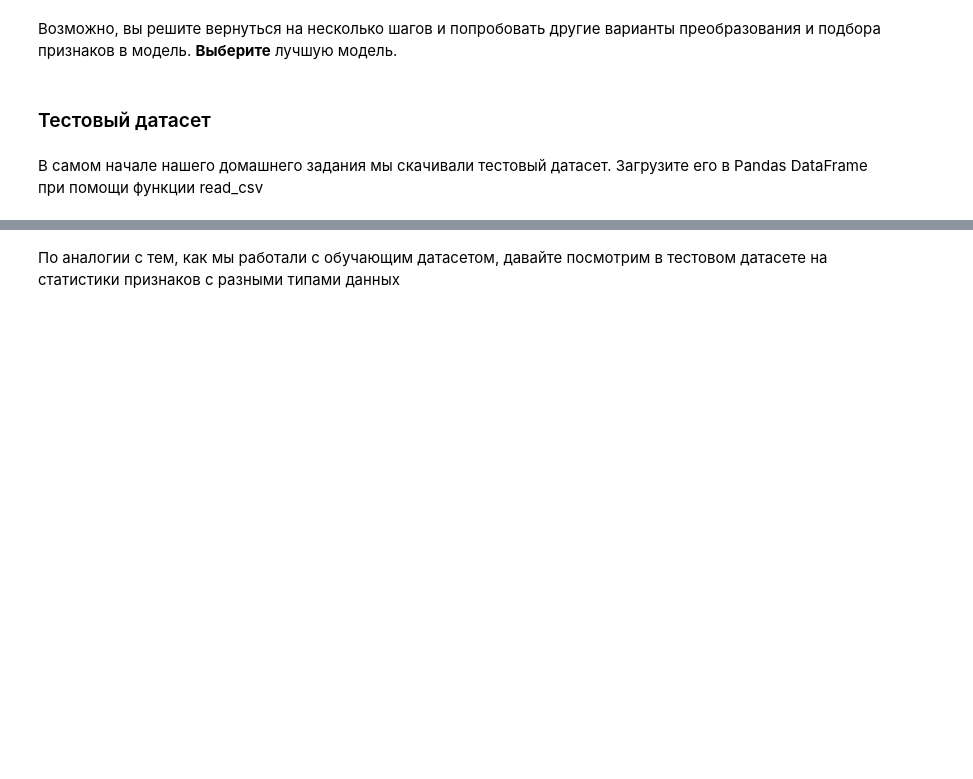
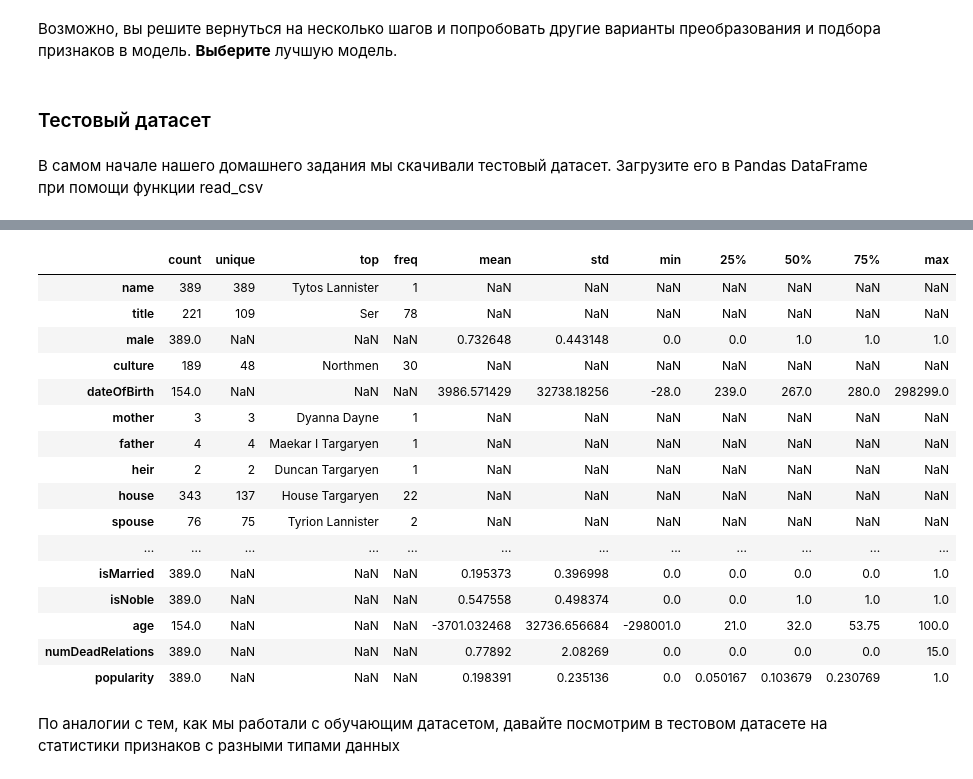
Before and after one commit to Aqity/deep_learning_school_autumn_2026, a Jupyter notebook: hw_1_game_of_thrones_main.ipynb, the cells around one changed output, grey strips where cells are left out. Drawn from its saved outputs; the diff is of its cells as text; code cells hidden in the pictures; blank space fills up the shorter version.

```diff
--- a/hw_1_game_of_thrones_main.ipynb
+++ b/hw_1_game_of_thrones_main.ipynb
@@ -1043,0 +1158,3 @@ data = pd.read_csv()
+# %%
+data_test = pd.read_csv('/content/drive/MyDrive/game_of_thrones_test.csv', index_col='S.No')
+data_test.info()
@@ -1044,3 +1179,23 @@ data = pd.read_csv()
+# %%
+data_test.describe(include='all').T
+# %% [output]
+|  | count | unique | top | freq | mean | std | min | 25% | 50% | 75% | max |
+| name | 389 | 389 | Tytos Lannister | 1 | NaN | NaN | NaN | NaN | NaN | NaN | NaN |
+| title | 221 | 109 | Ser | 78 | NaN | NaN | NaN | NaN | NaN | NaN | NaN |
+| male | 389.0 | NaN | NaN | NaN | 0.732648 | 0.443148 | 0.0 | 0.0 | 1.0 | 1.0 | 1.0 |
+| culture | 189 | 48 | Northmen | 30 | NaN | NaN | NaN | NaN | NaN | NaN | NaN |
+| dateOfBirth | 154.0 | NaN | NaN | NaN | 3986.571429 | 32738.18256 | -28.0 | 239.0 | 267.0 | 280.0 | 298299.0 |
+| mother | 3 | 3 | Dyanna Dayne | 1 | NaN | NaN | NaN | NaN | NaN | NaN | NaN |
+| father | 4 | 4 | Maekar I Targaryen | 1 | NaN | NaN | NaN | NaN | NaN | NaN | NaN |
+| heir | 2 | 2 | Duncan Targaryen | 1 | NaN | NaN | NaN | NaN | NaN | NaN | NaN |
+| house | 343 | 137 | House Targaryen | 22 | NaN | NaN | NaN | NaN | NaN | NaN | NaN |
+| spouse | 76 | 75 | Tyrion Lannister | 2 | NaN | NaN | NaN | NaN | NaN | NaN | NaN |
+| ... | ... | ... | ... | ... | ... | ... | ... | ... | ... | ... | ... |
+| isMarried | 389.0 | NaN | NaN | NaN | 0.195373 | 0.396998 | 0.0 | 0.0 | 0.0 | 0.0 | 1.0 |
+| isNoble | 389.0 | NaN | NaN | NaN | 0.547558 | 0.498374 | 0.0 | 0.0 | 1.0 | 1.0 | 1.0 |
+| age | 154.0 | NaN | NaN | NaN | -3701.032468 | 32736.656684 | -298001.0 | 21.0 | 32.0 | 53.75 | 100.0 |
+| numDeadRelations | 389.0 | NaN | NaN | NaN | 0.77892 | 2.08269 | 0.0 | 0.0 | 0.0 | 0.0 | 15.0 |
+| popularity | 389.0 | NaN | NaN | NaN | 0.198391 | 0.235136 | 0.0 | 0.050167 | 0.103679 | 0.230769 | 1.0 |
 # %% [markdown]
 По аналогии с тем, как мы работали с обучающим датасетом, давайте посмотрим в тестовом датасете на статистики признаков с разными типами данных
 # %%
```
Also changed, not shown: parts of 50 cells of this notebook.
